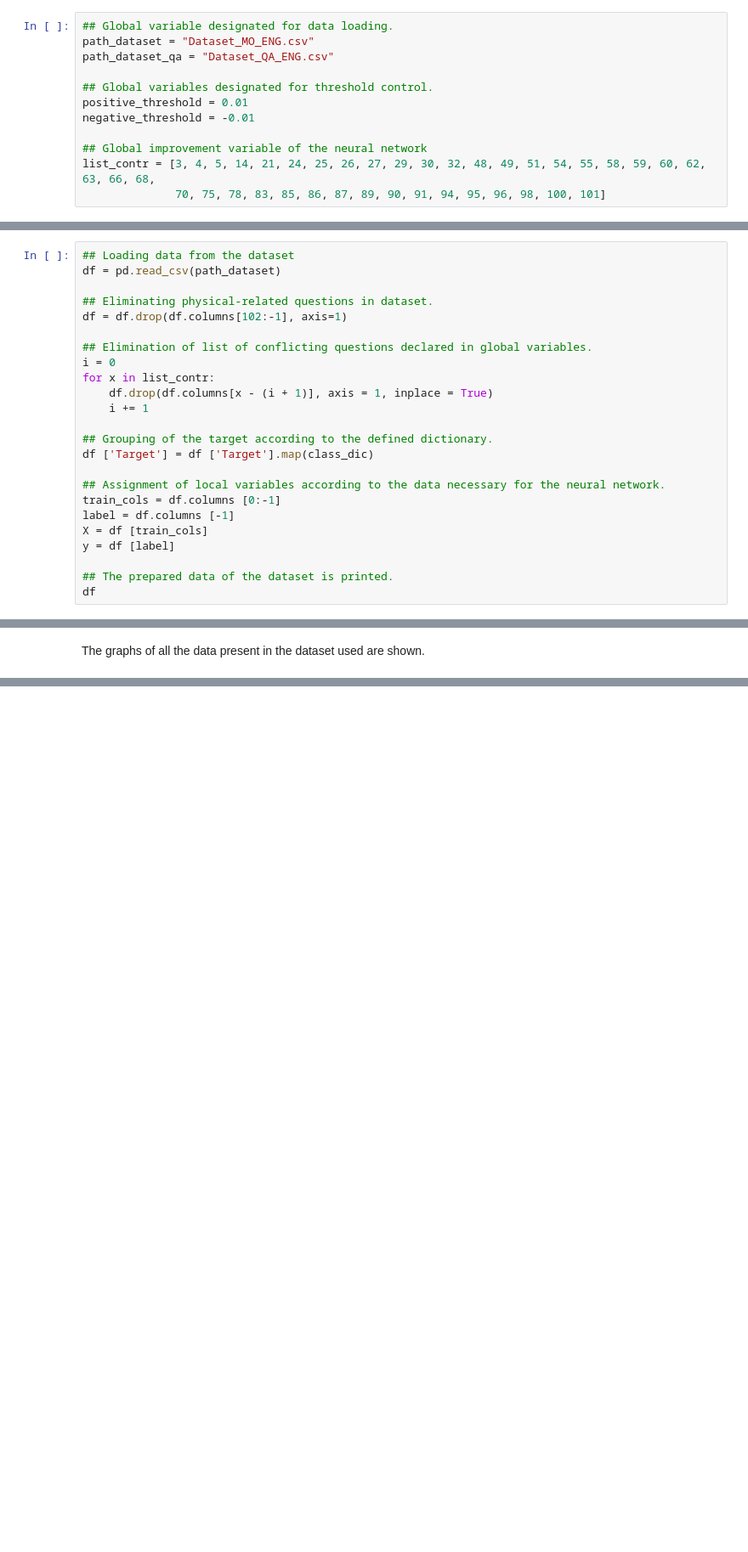
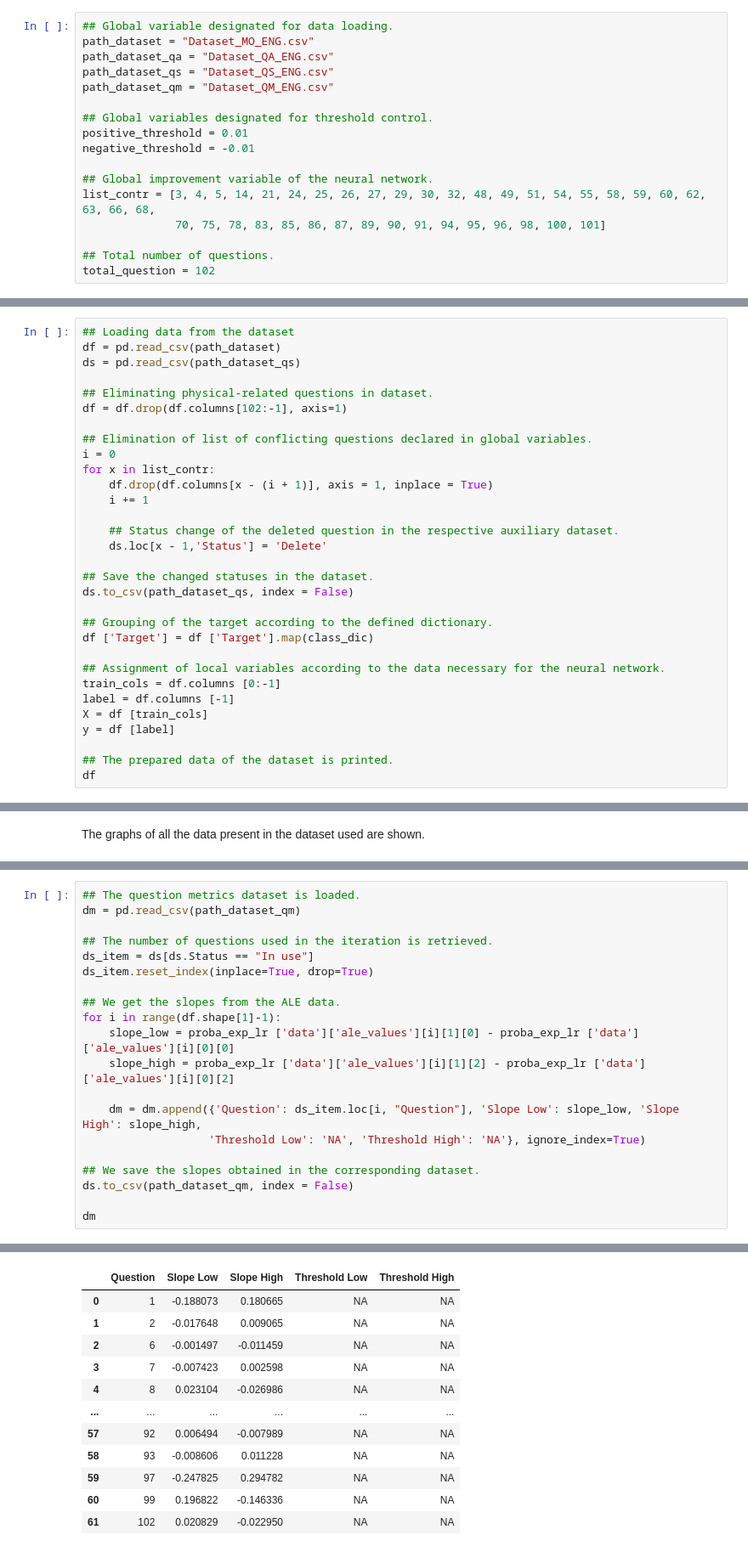
Before and after one commit to Manuel080800/IAE-Psicology, a Jupyter notebook: Red neuronal - Test/Explainers_ANN_Psychology_Classification.ipynb, the cells around one changed output, grey strips where cells are left out. Shown at 85% size. Cells and saved outputs as stored; diff of their text form; blank space fills up the shorter version.

```diff
--- a/Red neuronal - Test/Explainers_ANN_Psychology_Classification.ipynb
+++ b/Red neuronal - Test/Explainers_ANN_Psychology_Classification.ipynb
@@ -25,14 +25,19 @@ The following variables defined below can be modified according to the given app
 ## Global variable designated for data loading.
 path_dataset = "Dataset_MO_ENG.csv"
 path_dataset_qa = "Dataset_QA_ENG.csv"
+path_dataset_qs = "Dataset_QS_ENG.csv"
+path_dataset_qm = "Dataset_QM_ENG.csv"
 
 ## Global variables designated for threshold control.
 positive_threshold = 0.01
 negative_threshold = -0.01
 
-## Global improvement variable of the neural network
+## Global improvement variable of the neural network.
 list_contr = [3, 4, 5, 14, 21, 24, 25, 26, 27, 29, 30, 32, 48, 49, 51, 54, 55, 58, 59, 60, 62, 63, 66, 68,
               70, 75, 78, 83, 85, 86, 87, 89, 90, 91, 94, 95, 96, 98, 100, 101]
+
+## Total number of questions.
+total_question = 102
 # %% [markdown]
 ## Defining private variables
 # %% [markdown]
@@ -333,6 +338,7 @@ The data is prepared in order to be processed by the neural network.
 # %%
 ## Loading data from the dataset
 df = pd.read_csv(path_dataset)
+ds = pd.read_csv(path_dataset_qs)
 
 ## Eliminating physical-related questions in dataset.
 df = df.drop(df.columns[102:-1], axis=1)
@@ -342,6 +348,12 @@ i = 0
 for x in list_contr:
     df.drop(df.columns[x - (i + 1)], axis = 1, inplace = True)
     i += 1
+
+    ## Status change of the deleted question in the respective auxiliary dataset.
+    ds.loc[x - 1,'Status'] = 'Delete'
+
+## Save the changed statuses in the dataset.
+ds.to_csv(path_dataset_qs, index = False)
 
 ## Grouping of the target according to the defined dictionary.
 df ['Target'] = df ['Target'].map(class_dic)
@@ -603,0 +620,21 @@ plot_ale(proba_exp_lr, n_cols=2, features=list(range(df.shape[1]-1)),fig_kw={'fi
+# %%
+## The question metrics dataset is loaded.
+dm = pd.read_csv(path_dataset_qm)
+
+## The number of questions used in the iteration is retrieved.
+ds_item = ds[ds.Status == "In use"]
+ds_item.reset_index(inplace=True, drop=True)
+
+## We get the slopes from the ALE data.
+for i in range(df.shape[1]-1):
+    slope_low = proba_exp_lr ['data']['ale_values'][i][1][0] - proba_exp_lr ['data']['ale_values'][i][0][0]
+    slope_high = proba_exp_lr ['data']['ale_values'][i][1][2] - proba_exp_lr ['data']['ale_values'][i][0][2]
+
+    dm = dm.append({'Question': ds_item.loc[i, "Question"], 'Slope Low': slope_low, 'Slope High': slope_high,
+                   'Threshold Low': 'NA', 'Threshold High': 'NA'}, ignore_index=True)
+
+## We save the slopes obtained in the corresponding dataset.
+ds.to_csv(path_dataset_qm, index = False)
+
+dm
+# %% [output]
@@ -603,0 +658,12 @@ plot_ale(proba_exp_lr, n_cols=2, features=list(range(df.shape[1]-1)),fig_kw={'fi
+|  | Question | Slope Low | Slope High | Threshold Low | Threshold High |
+| 0 | 1 | -0.188073 | 0.180665 | NA | NA |
+| 1 | 2 | -0.017648 | 0.009065 | NA | NA |
+| 2 | 6 | -0.001497 | -0.011459 | NA | NA |
+| 3 | 7 | -0.007423 | 0.002598 | NA | NA |
+| 4 | 8 | 0.023104 | -0.026986 | NA | NA |
+| ... | ... | ... | ... | ... | ... |
+| 57 | 92 | 0.006494 | -0.007989 | NA | NA |
+| 58 | 93 | -0.008606 | 0.011228 | NA | NA |
+| 59 | 97 | -0.247825 | 0.294782 | NA | NA |
+| 60 | 99 | 0.196822 | -0.146336 | NA | NA |
+| 61 | 102 | 0.020829 | -0.022950 | NA | NA |
```
Also changed, not shown: parts of 6 cells of this notebook, 2 other files.
